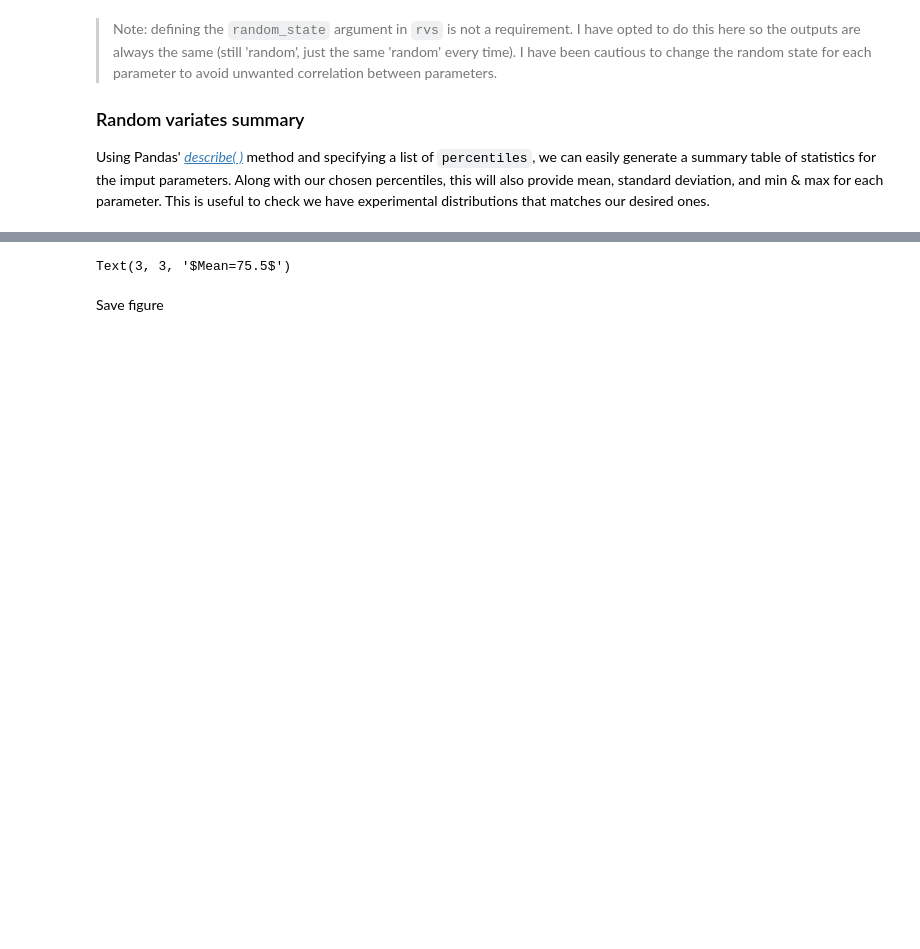
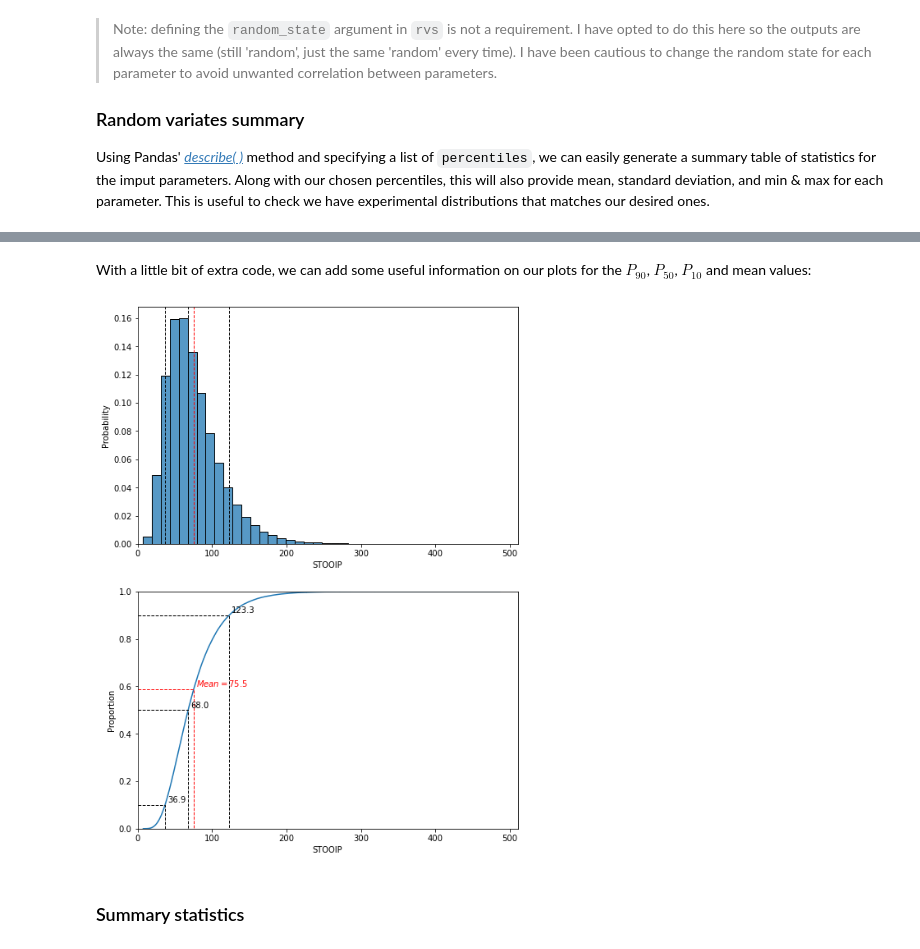
Before and after one commit to dlodola/public, a Jupyter notebook: jupyter/1-MonteCarlo-Resource-Assessments-part1.ipynb, the cells around one changed output, grey strips where cells are left out. Drawn from its saved outputs; the diff is of its cells as text; code cells hidden in the pictures; blank space fills up the shorter version.

```diff
--- a/jupyter/1-MonteCarlo-Resource-Assessments-part1.ipynb
+++ b/jupyter/1-MonteCarlo-Resource-Assessments-part1.ipynb
@@ -175,35 +197,44 @@ sns.ecdfplot(realisations.STOOIP, ax=ax[1])
 [figure]
+# %% [markdown]
+With a little bit of extra code, we can add some useful information on our plots for the \\(P_{90}\\), \\(P_{50}\\), \\(P_{10}\\) and mean values:
 # %%
-# display key percentiles and mean on cumulative plot
+# next 3 lines copied from above
+fig, ax = plt.subplots(nrows=2, figsize=(8.3, 11.7))
+sns.histplot(realisations.STOOIP, ax=ax[0], stat='probability', bins=40)
+sns.ecdfplot(realisations.STOOIP, ax=ax[1])
+
+# display key percentiles and mean on plots
 ax[0].set_xlim(left=0)
 ax[0].set_ylim(ax[0].get_ylim()) # freeze ylim
 ax[1].set_xlim(ax[0].get_xlim())
 y_max = ax[0].get_ylim()[1]
 ls = {'c':'k', 'ls': '--', 'lw': '1'}
 for p in [0.1, 0.5, 0.9]:
     q = realisations.STOOIP.quantile(p)
     ax[0].plot([q] * 2, [0, y_max], **ls)
     ax[1].plot([0] + [q] * 2,
                [p] * 2 + [0],
                **ls)
     ax[1].annotate('{:.1f}'.format(q),
                    (q, p),
                    xytext=(3, 3),
                    textcoords='offset pixels',
                    c='k')
 
 ls_mean = {'c':'r', 'ls': '--', 'lw': '1'}
 mean = realisations.STOOIP.mean()
 Pmean = percentileofscore(realisations.STOOIP,
                           mean, kind='weak') / 100
 ax[0].plot([mean] * 2, [0, y_max],
            **ls_mean)
 ax[1].plot([0] + [mean] * 2, [Pmean] * 2 + [0],
            **ls_mean)
 ax[1].annotate('$Mean={:.1f}$'.format(mean),
                (mean, Pmean),
                xytext=(3, 3),
                textcoords='offset pixels',
                c='r')
+
+plt.show()
 # %% [output]
-Text(3, 3, '$Mean=75.5$')
+[figure, added]
@@ -212,5 +241,5 @@ plt.show()
-# %% [markdown]
-Save figure
+# %% [markdown]
+### Summary statistics
 # %%
 summary = realisations.describe(percentiles=[0.1, 0.5, 0.9],).T \
     .iloc[:,[3,4,5,6,7,1]]
```
Also changed, not shown: parts of 23 cells of this notebook, 3 other files.
